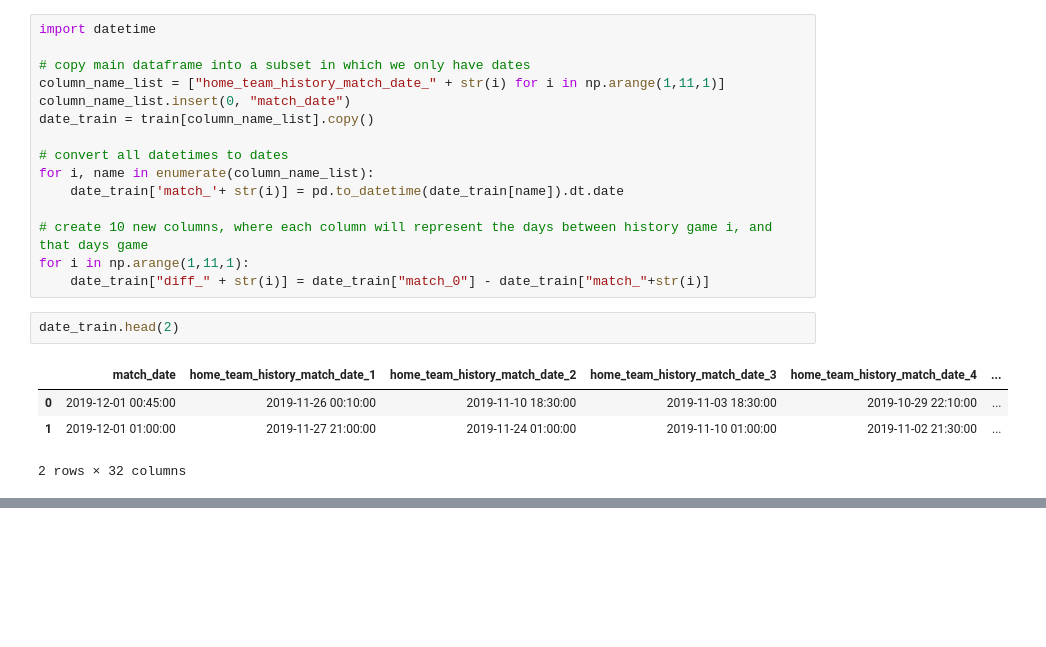
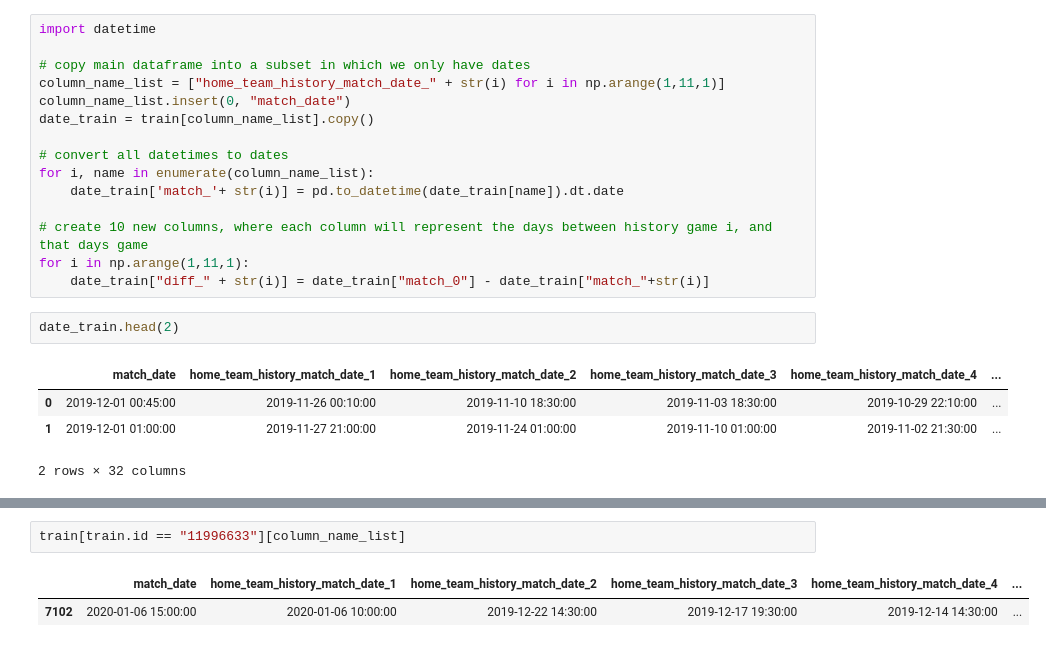
Before and after one commit to TuncYilmaz/Kaggle_Foot_Prob_Pred, a Jupyter notebook: data-preprocessing.ipynb, the cells around one changed output, grey strips where cells are left out. Cells and saved outputs as stored; diff of their text form; blank space fills up the shorter version.

```diff
--- a/data-preprocessing.ipynb
+++ b/data-preprocessing.ipynb
@@ -256,0 +290,5 @@ date_train["diff_1"].dt.days.hist(bins = 100)
+# %%
+train[train.id == "11996633"][column_name_list]
+# %% [output]
+|  | match_date | home_team_history_match_date_1 | home_team_history_match_date_2 | home_team_history_match_date_3 | home_team_history_match_date_4 | ... |
+| 7102 | 2020-01-06 15:00:00 | 2020-01-06 10:00:00 | 2019-12-22 14:30:00 | 2019-12-17 19:30:00 | 2019-12-14 14:30:00 | ... |
```
Also changed, not shown: parts of 11 cells of this notebook.
